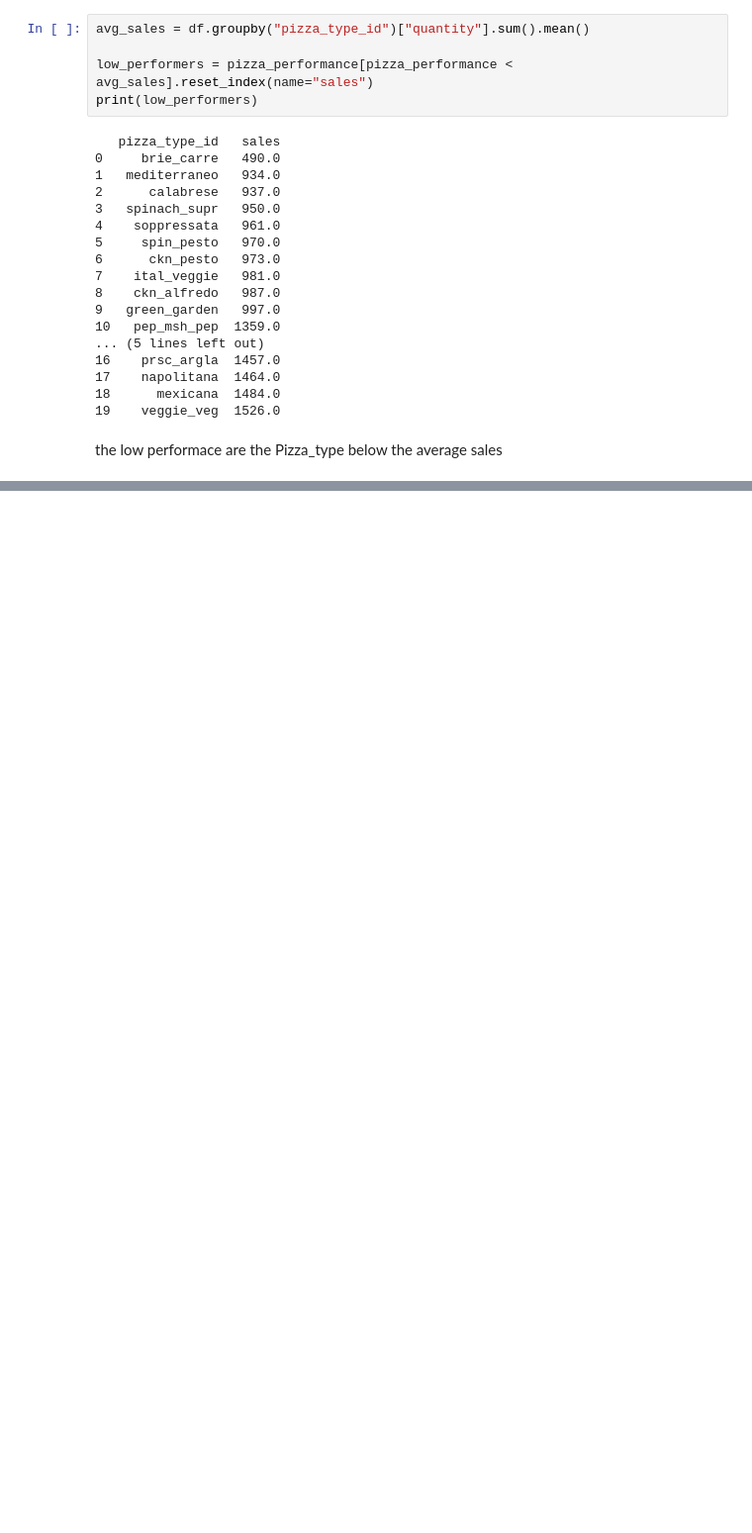
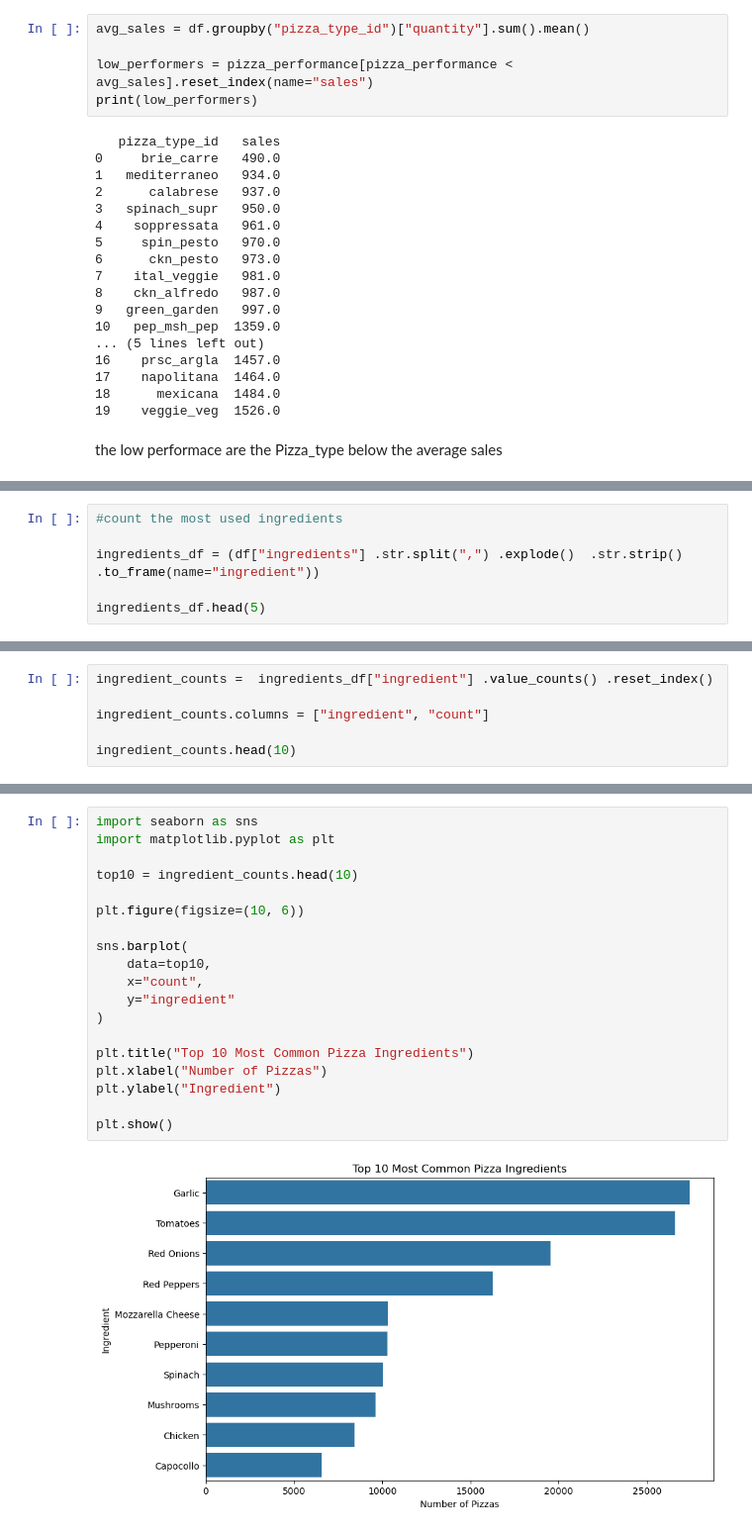
Before and after one commit to Ilumiles/Pizza_Place_Sales, a Jupyter notebook: Pizza_solution.ipynb, the cells around one changed output, grey strips where cells are left out. Shown at 99% size. Saved outputs shown, nothing was run; the diff lists cells and outputs as text; blank space fills up the shorter version.

```diff
--- a/Pizza_solution.ipynb
+++ b/Pizza_solution.ipynb
@@ -516,0 +555,6 @@ print(low_performers)
+# %%
+#count the most used ingredients
+
+ingredients_df = (df["ingredients"] .str.split(",") .explode()  .str.strip() .to_frame(name="ingredient"))
+
+ingredients_df.head(5)
@@ -516,0 +568,6 @@ print(low_performers)
+# %%
+ingredient_counts =  ingredients_df["ingredient"] .value_counts() .reset_index()
+
+ingredient_counts.columns = ["ingredient", "count"]
+
+ingredient_counts.head(10)
@@ -516,0 +586,21 @@ print(low_performers)
+# %%
+import seaborn as sns
+import matplotlib.pyplot as plt
+
+top10 = ingredient_counts.head(10)
+
+plt.figure(figsize=(10, 6))
+
+sns.barplot(
+    data=top10,
+    x="count",
+    y="ingredient"
+)
+
+plt.title("Top 10 Most Common Pizza Ingredients")
+plt.xlabel("Number of Pizzas")
+plt.ylabel("Ingredient")
+
+plt.show()
+# %% [output]
+[figure, added]
```
Also changed, not shown: parts of 8 cells of this notebook.
